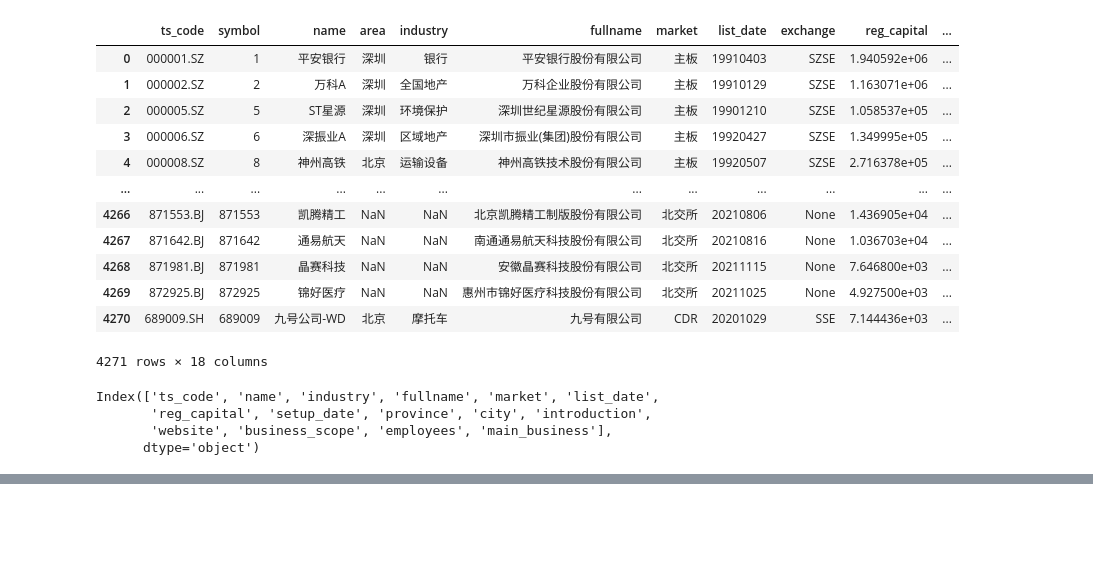
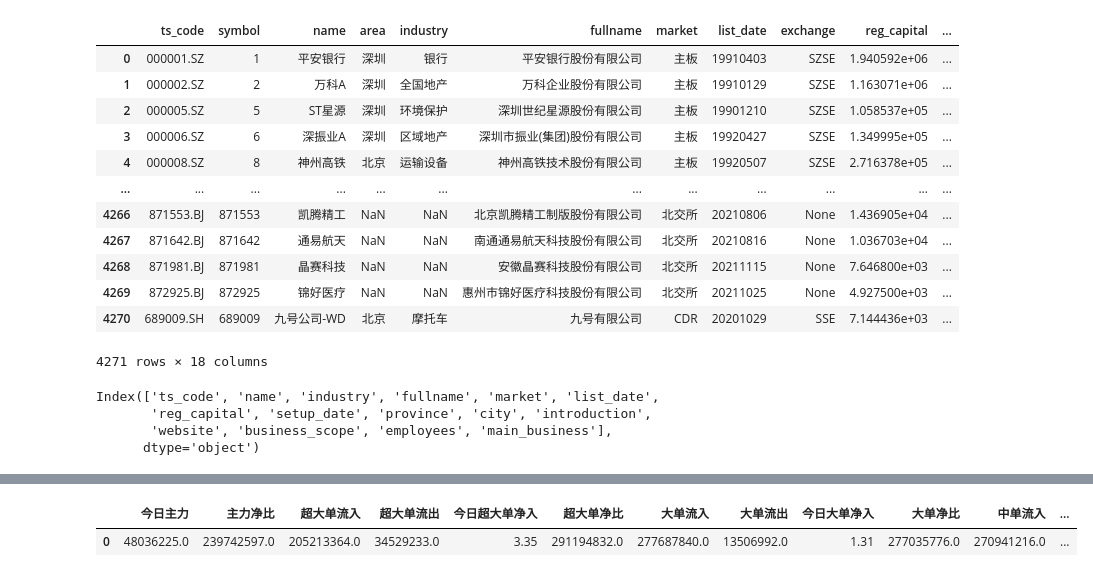
Before and after one commit to angelkevin/Graduation-Design, a Jupyter notebook: 11.ipynb, the cells around one changed output, grey strips where cells are left out. Cells and saved outputs as stored; diff of their text form; code cells hidden in the pictures; blank space fills up the shorter version.

```diff
--- a/11.ipynb
+++ b/11.ipynb
@@ -251,0 +344,7 @@ df.to_csv("/Users/admin/Desktop/Graduation-Design/myweb/static/stock_company.csv
+# %%
+df = spider('0.000001')
+# %%
+df
+# %% [output]
+|  | 今日主力 | 主力净比 | 超大单流入 | 超大单流出 | 今日超大单净入 | 超大单净比 | 大单流入 | 大单流出 | 今日大单净入 | 大单净比 | 中单流入 | ... |
+| 0 | 48036225.0 | 239742597.0 | 205213364.0 | 34529233.0 | 3.35 | 291194832.0 | 277687840.0 | 13506992.0 | 1.31 | 277035776.0 | 270941216.0 | ... |
```
Also changed, not shown: parts of 9 cells of this notebook, 5 other files.
